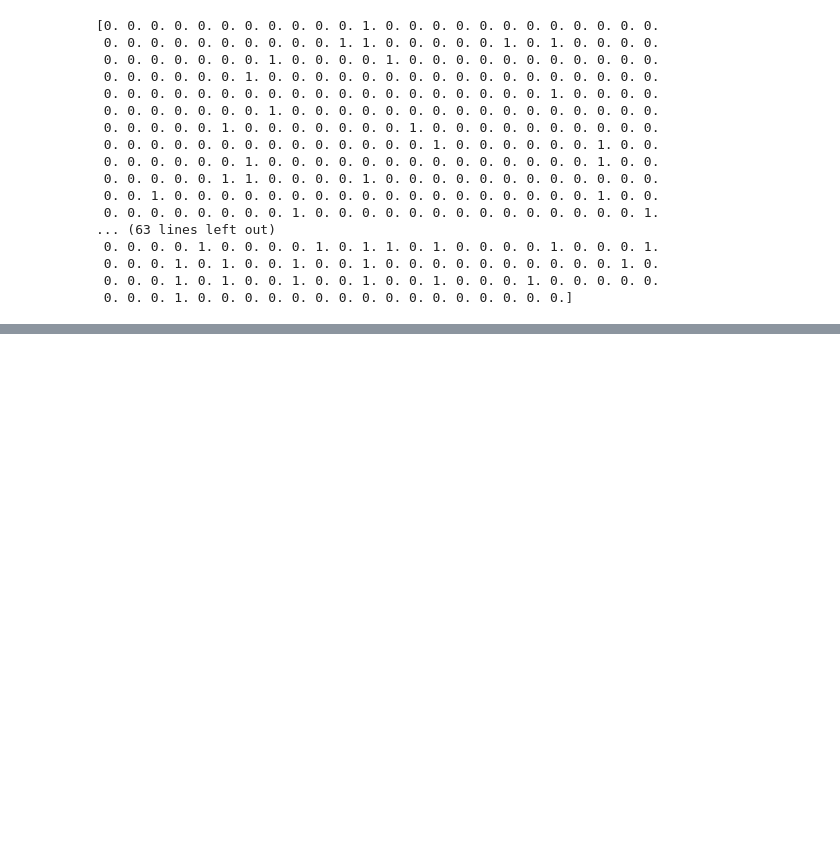
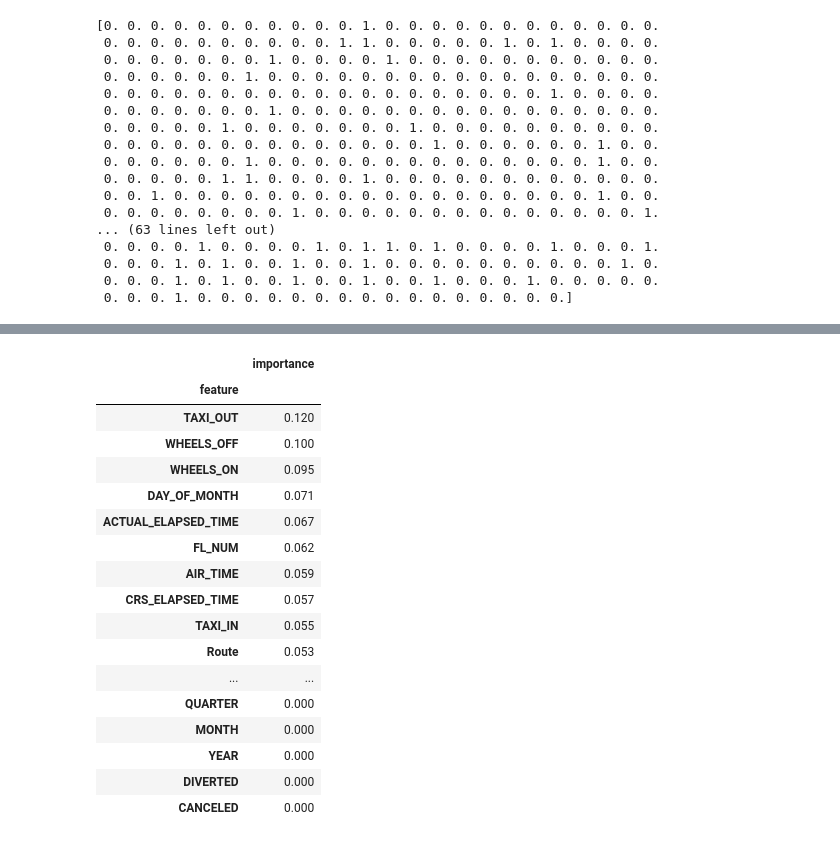
Before and after one commit to sukantoguha/Data-Pirates, a Jupyter notebook: Feature Importance.ipynb, the cells around one changed output, grey strips where cells are left out. Cells and saved outputs as stored; diff of their text form; code cells hidden in the pictures; blank space fills up the shorter version.

```diff
--- a/Feature Importance.ipynb
+++ b/Feature Importance.ipynb
@@ -199,0 +339,6 @@ print(Y_test)
+# %%
+from sklearn.preprocessing import LabelEncoder
+labelencoder = LabelEncoder()
+
+df2.iloc[:,4] = labelencoder.fit_transform(df2.iloc[:,4].values)
+df2.iloc[:,5] = labelencoder.fit_transform(df2.iloc[:,5].values)
@@ -199,0 +440,25 @@ print(Y_test)
+# %%
+#Get the importance of the features
+forest = model[1]
+importances = pd.DataFrame({'feature':df2.iloc[:, 1:30].columns,'importance':np.round(forest.feature_importances_,3)})
+importances = importances.sort_values('importance',ascending=False).set_index('feature')
+importances
+# %% [output]
+|  | importance |
+| feature |  |
+| TAXI_OUT | 0.120 |
+| WHEELS_OFF | 0.100 |
+| WHEELS_ON | 0.095 |
+| DAY_OF_MONTH | 0.071 |
+| ACTUAL_ELAPSED_TIME | 0.067 |
+| FL_NUM | 0.062 |
+| AIR_TIME | 0.059 |
+| CRS_ELAPSED_TIME | 0.057 |
+| TAXI_IN | 0.055 |
+| Route | 0.053 |
+| ... | ... |
+| QUARTER | 0.000 |
+| MONTH | 0.000 |
+| YEAR | 0.000 |
+| DIVERTED | 0.000 |
+| CANCELED | 0.000 |
```
Also changed, not shown: parts of 30 cells of this notebook.
